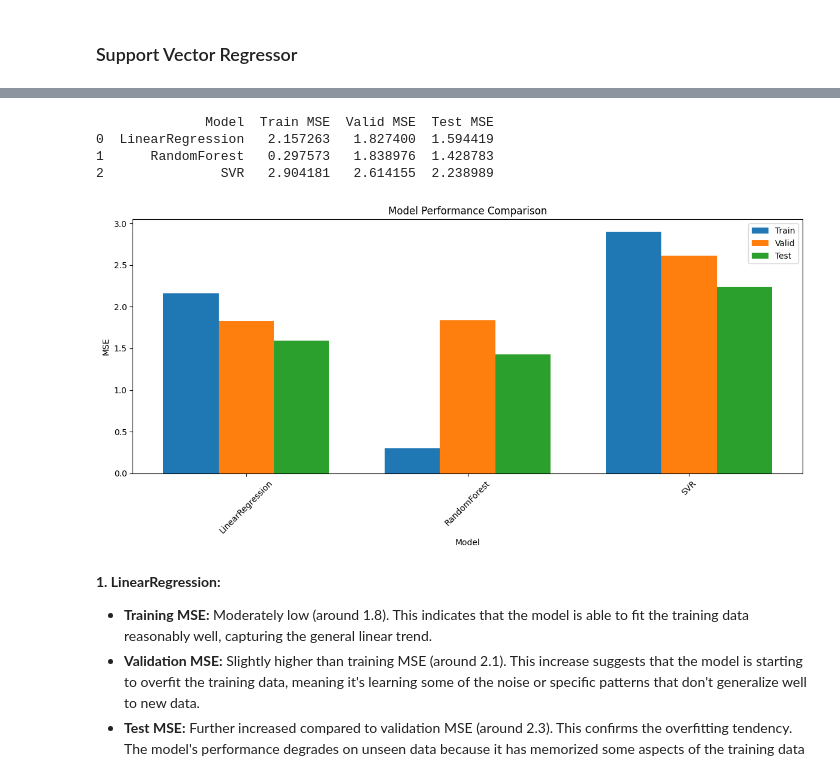
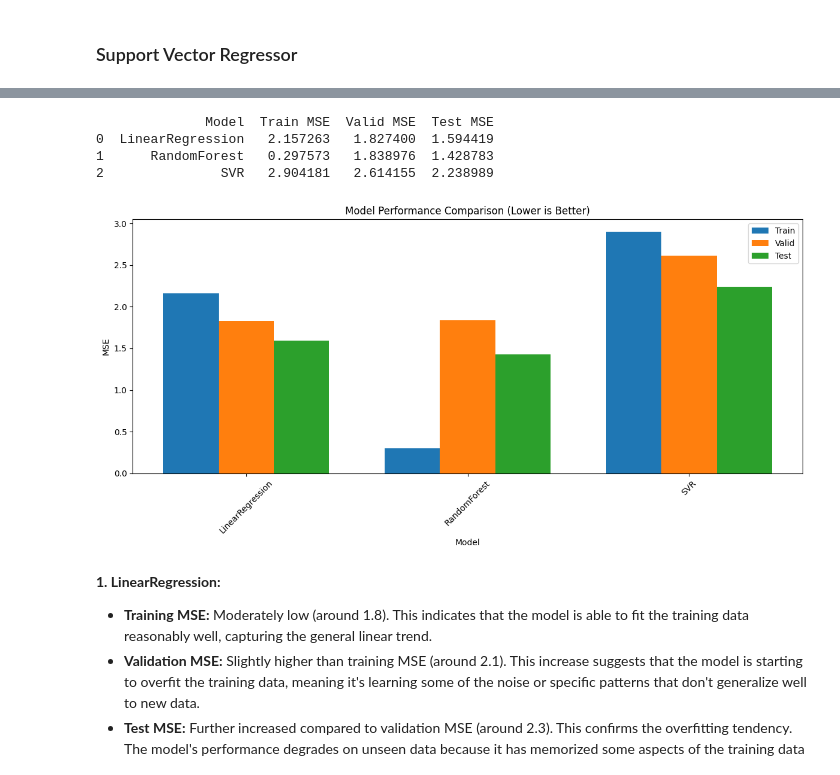
Before and after one commit to minhnhat-nguyen/HCMUS-Movie-Analytics, a Jupyter notebook: notebook/Worldwide_revenue_model.ipynb, the cells around one changed output, grey strips where cells are left out. Drawn from its saved outputs; the diff is of its cells as text; code cells hidden in the pictures.

```diff
--- a/notebook/Worldwide_revenue_model.ipynb
+++ b/notebook/Worldwide_revenue_model.ipynb
@@ -325,35 +290,35 @@ for name, model in models.items():
     results.append({
         'Model': name,
         'Train MSE': mean_squared_error(y_train, train_pred),
         'Valid MSE': mean_squared_error(y_val, valid_pred),
         'Test MSE': mean_squared_error(y_test, test_pred)
     })
 
 results_df = pd.DataFrame(results)
 print(results_df)
 
 plt.figure(figsize=(12, 6))
 x = np.arange(len(results_df['Model']))
 width = 0.25
 
 plt.bar(x - width, results_df['Train MSE'], width, label='Train')
 plt.bar(x, results_df['Valid MSE'], width, label='Valid')
 plt.bar(x + width, results_df['Test MSE'], width, label='Test')
 
 plt.xlabel('Model')
 plt.ylabel('MSE')
-plt.title('Model Performance Comparison')
+plt.title('Model Performance Comparison (Lower is Better)')
 plt.xticks(x, results_df['Model'], rotation=45)
 plt.legend()
 
 plt.tight_layout()
 plt.show()
 # %% [output]
               Model  Train MSE  Valid MSE  Test MSE
 0  LinearRegression   2.157263   1.827400  1.594419
 1      RandomForest   0.297573   1.838976  1.428783
 2               SVR   2.904181   2.614155  2.238989
-[figure, old version]
+[figure, new version]
 # %% [markdown]
 **1. LinearRegression:**
 
```
Also changed, not shown: parts of 11 cells of this notebook, 1 other file.
